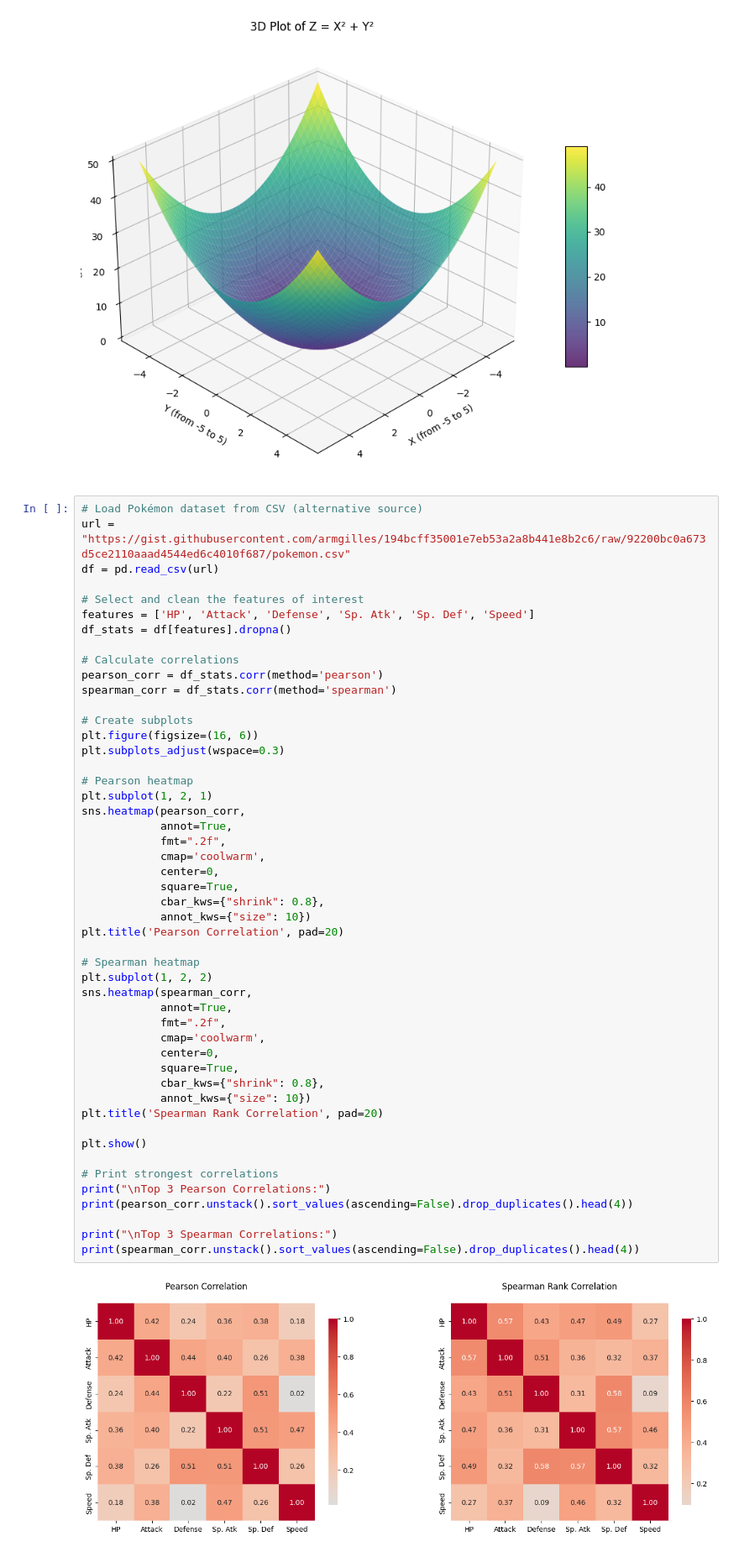
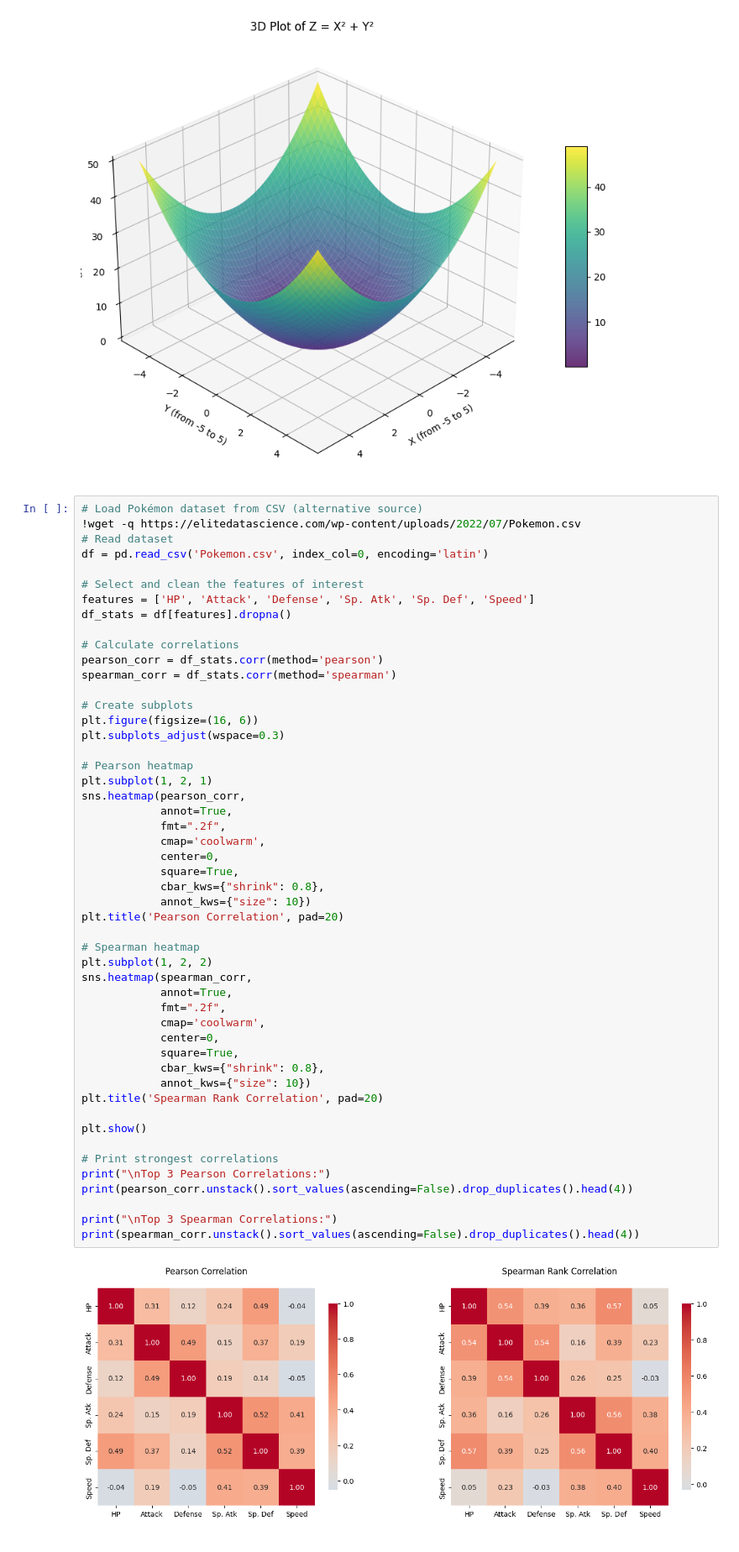
Before and after one commit to ChamupathiDev/SE-4050-DL_LAB_01_IT22098764, a Jupyter notebook: Task1_it22098764.ipynb, the cells around one changed output. Shown: that part at 84% size. Saved outputs shown, nothing was run; the diff lists cells and outputs as text.

```diff
--- a/Task1_it22098764.ipynb
+++ b/Task1_it22098764.ipynb
@@ -68,8 +68,9 @@ plt.show()
 [figure]
 # %%
 # Load Pokémon dataset from CSV (alternative source)
-url = "https://gist.githubusercontent.com/armgilles/194bcff35001e7eb53a2a8b441e8b2c6/raw/92200bc0a673d5ce2110aaad4544ed6c4010f687/pokemon.csv"
-df = pd.read_csv(url)
+!wget -q https://elitedatascience.com/wp-content/uploads/2022/07/Pokemon.csv
+# Read dataset
+df = pd.read_csv('Pokemon.csv', index_col=0, encoding='latin')
 
 # Select and clean the features of interest
 features = ['HP', 'Attack', 'Defense', 'Sp. Atk', 'Sp. Def', 'Speed']
@@ -89,33 +90,33 @@ sns.heatmap(pearson_corr,
             annot=True,
             fmt=".2f",
             cmap='coolwarm',
             center=0,
             square=True,
             cbar_kws={"shrink": 0.8},
             annot_kws={"size": 10})
 plt.title('Pearson Correlation', pad=20)
 
 # Spearman heatmap
 plt.subplot(1, 2, 2)
 sns.heatmap(spearman_corr,
             annot=True,
             fmt=".2f",
             cmap='coolwarm',
             center=0,
             square=True,
             cbar_kws={"shrink": 0.8},
             annot_kws={"size": 10})
 plt.title('Spearman Rank Correlation', pad=20)
 
 plt.show()
 
 # Print strongest correlations
 print("\nTop 3 Pearson Correlations:")
 print(pearson_corr.unstack().sort_values(ascending=False).drop_duplicates().head(4))
 
 print("\nTop 3 Spearman Correlations:")
 print(spearman_corr.unstack().sort_values(ascending=False).drop_duplicates().head(4))
 # %% [output]
-[figure, old version]
+[figure, new version]
 Top 3 Pearson Correlations:
 HP       HP         1.000000
```
Also changed, not shown: parts of 4 cells of this notebook.
